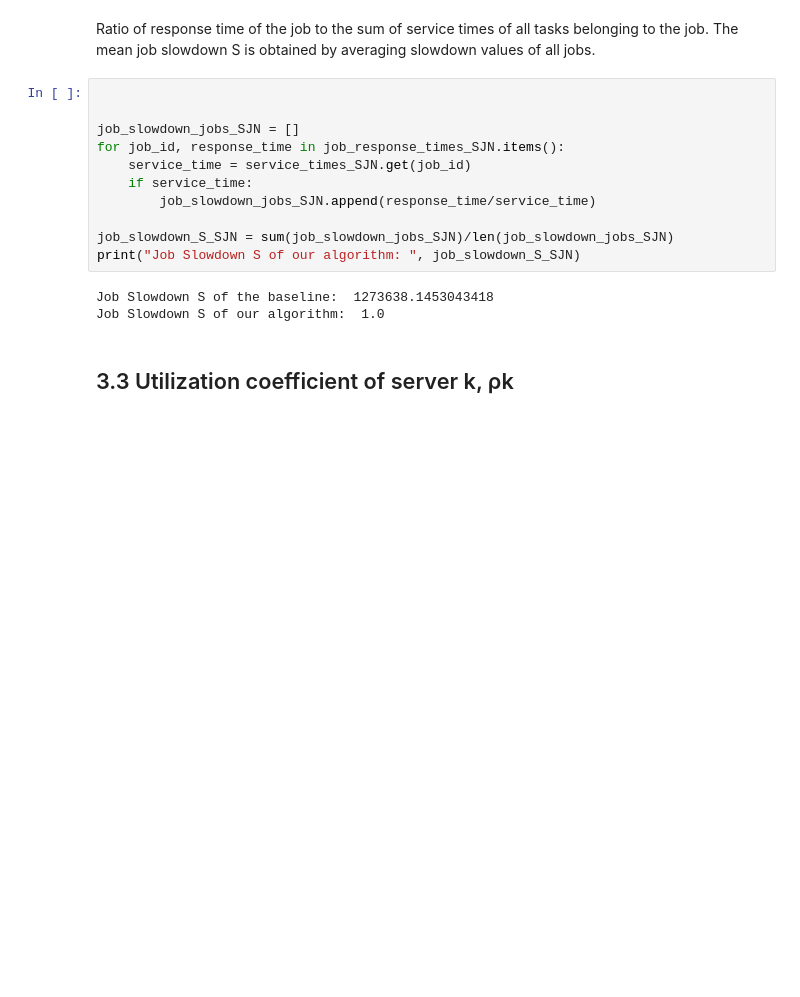
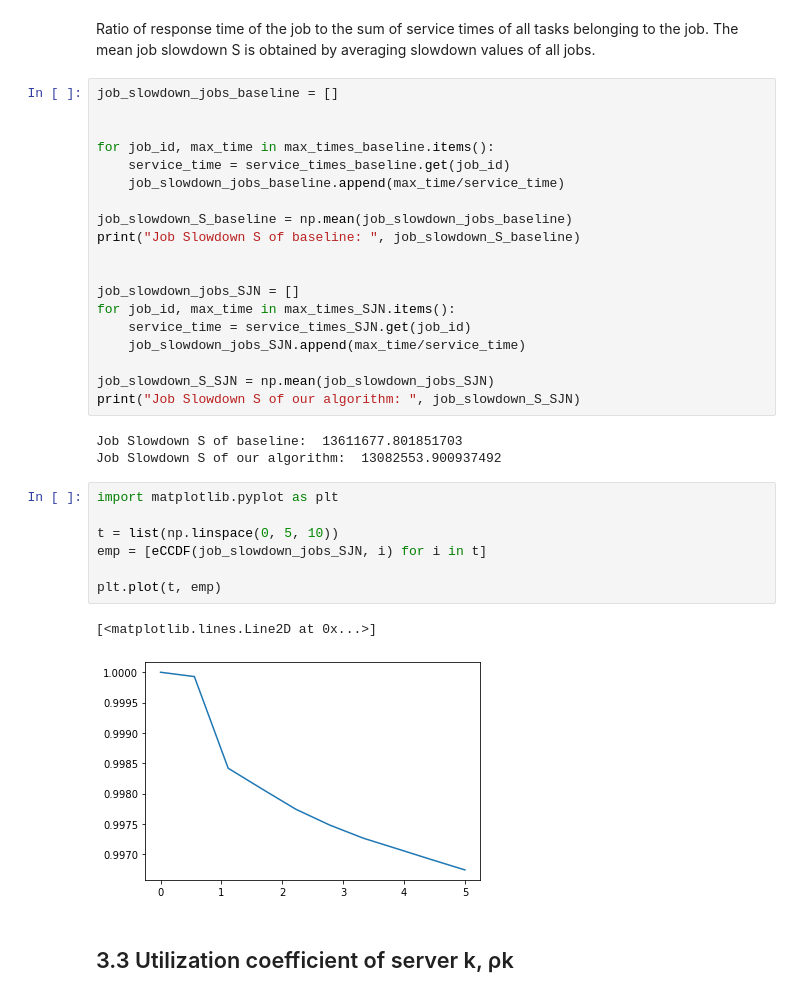
Before and after one commit to maryyyyna/Networking-for-Big-Data-and-Laboratory, a Jupyter notebook: CH2_DataCenter.ipynb, the cells around one changed output. Cells and saved outputs as stored; diff of their text form; blank space fills up the shorter version.

```diff
--- a/CH2_DataCenter.ipynb
+++ b/CH2_DataCenter.ipynb
@@ -249,19 +298,37 @@ Job Mean Response Time R of our algorithms: 80.01622684033926
 Ratio of response time of the job to the sum of service times of all tasks belonging to the job. The
 mean job slowdown S is obtained by averaging slowdown values of all jobs.
 # %%
+job_slowdown_jobs_baseline = []
+
+
+for job_id, max_time in max_times_baseline.items():
+    service_time = service_times_baseline.get(job_id)
+    job_slowdown_jobs_baseline.append(max_time/service_time)
+
+job_slowdown_S_baseline = np.mean(job_slowdown_jobs_baseline)
+print("Job Slowdown S of baseline: ", job_slowdown_S_baseline)
 
 
 job_slowdown_jobs_SJN = []
-for job_id, response_time in job_response_times_SJN.items():
+for job_id, max_time in max_times_SJN.items():
     service_time = service_times_SJN.get(job_id)
-    if service_time:
-        job_slowdown_jobs_SJN.append(response_time/service_time)
+    job_slowdown_jobs_SJN.append(max_time/service_time)
 
-job_slowdown_S_SJN = sum(job_slowdown_jobs_SJN)/len(job_slowdown_jobs_SJN)
+job_slowdown_S_SJN = np.mean(job_slowdown_jobs_SJN)
 print("Job Slowdown S of our algorithm: ", job_slowdown_S_SJN)
 # %% [output]
-Job Slowdown S of the baseline:  1273638.1453043418
-Job Slowdown S of our algorithm:  1.0
+Job Slowdown S of baseline:  13611677.801851703
+Job Slowdown S of our algorithm:  13082553.900937492
+# %%
+import matplotlib.pyplot as plt
+
+t = list(np.linspace(0, 5, 10))
+emp = [eCCDF(job_slowdown_jobs_SJN, i) for i in t]
+
+plt.plot(t, emp)
+# %% [output]
+[<matplotlib.lines.Line2D at 0x...>]
+[figure, added]
 # %% [markdown]
 ## 3.3 Utilization coefficient of server  k, ρk
 # %% [markdown]
```
Also changed, not shown: parts of 14 cells of this notebook.
